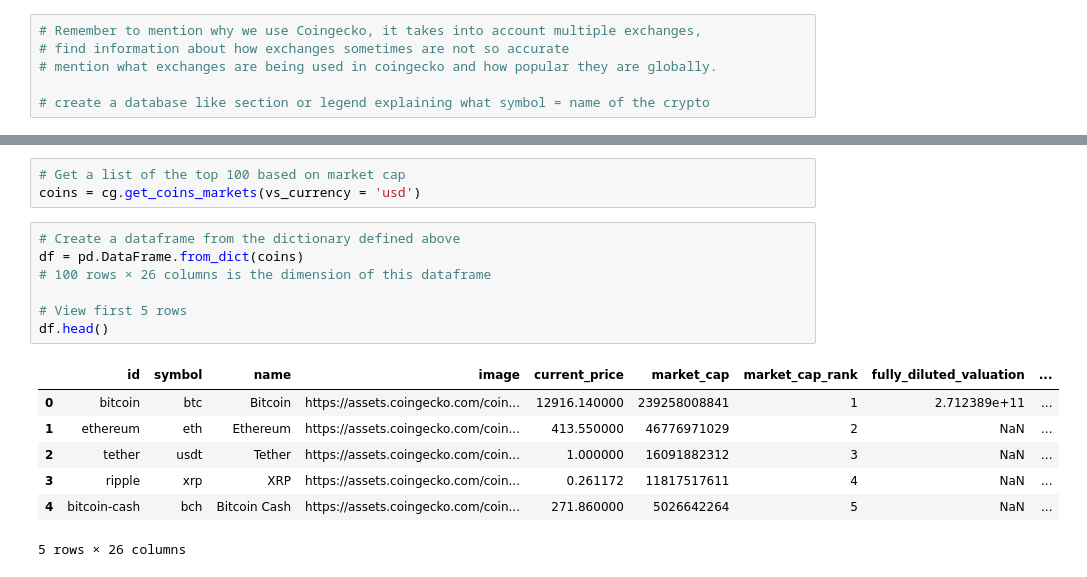
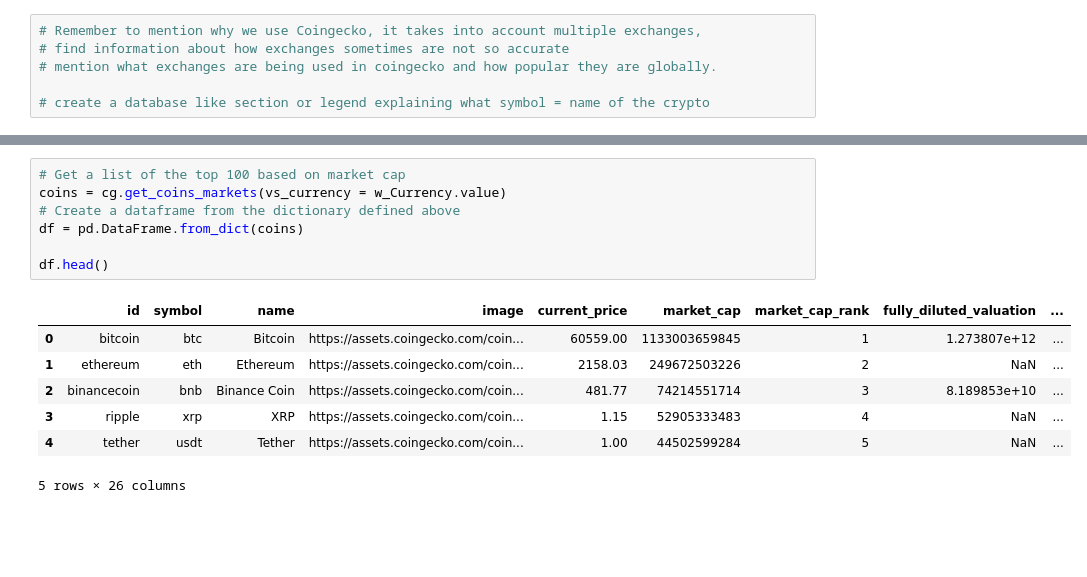
Before and after one commit to marktilbrook/CryptoAnalysisTest, a Jupyter notebook: Untitled.ipynb, the cells around one changed output, grey strips where cells are left out. Cells and saved outputs as stored; diff of their text form; blank space fills up the shorter version.

```diff
--- a/Untitled.ipynb
+++ b/Untitled.ipynb
@@ -16,18 +34,15 @@ cg = CoinGeckoAPI()
 # %%
 # Get a list of the top 100 based on market cap
-coins = cg.get_coins_markets(vs_currency = 'usd')
+coins = cg.get_coins_markets(vs_currency = w_Currency.value)
+# Create a dataframe from the dictionary defined above
+df = pd.DataFrame.from_dict(coins)
+
+df.head()
+# %% [output]
+|  | id | symbol | name | image | current_price | market_cap | market_cap_rank | fully_diluted_valuation | ... |
+| 0 | bitcoin | btc | Bitcoin | https://assets.coingecko.com/coin... | 60559.00 | 1133003659845 | 1 | 1.273807e+12 | ... |
+| 1 | ethereum | eth | Ethereum | https://assets.coingecko.com/coin... | 2158.03 | 249672503226 | 2 | NaN | ... |
+| 2 | binancecoin | bnb | Binance Coin | https://assets.coingecko.com/coin... | 481.77 | 74214551714 | 3 | 8.189853e+10 | ... |
+| 3 | ripple | xrp | XRP | https://assets.coingecko.com/coin... | 1.15 | 52905333483 | 4 | NaN | ... |
+| 4 | tether | usdt | Tether | https://assets.coingecko.com/coin... | 1.00 | 44502599284 | 5 | NaN | ... |
+5 rows × 26 columns
-# %%
-# Create a dataframe from the dictionary defined above
-df = pd.DataFrame.from_dict(coins)
-# 100 rows × 26 columns is the dimension of this dataframe
-
-# View first 5 rows
-df.head()
-# %% [output]
-|  | id | symbol | name | image | current_price | market_cap | market_cap_rank | fully_diluted_valuation | ... |
-| 0 | bitcoin | btc | Bitcoin | https://assets.coingecko.com/coin... | 12916.140000 | 239258008841 | 1 | 2.712389e+11 | ... |
-| 1 | ethereum | eth | Ethereum | https://assets.coingecko.com/coin... | 413.550000 | 46776971029 | 2 | NaN | ... |
-| 2 | tether | usdt | Tether | https://assets.coingecko.com/coin... | 1.000000 | 16091882312 | 3 | NaN | ... |
-| 3 | ripple | xrp | XRP | https://assets.coingecko.com/coin... | 0.261172 | 11817517611 | 4 | NaN | ... |
-| 4 | bitcoin-cash | bch | Bitcoin Cash | https://assets.coingecko.com/coin... | 271.860000 | 5026642264 | 5 | NaN | ... |
-5 rows × 26 columns
```
Also changed, not shown: parts of 21 cells of this notebook, 1 other file.
